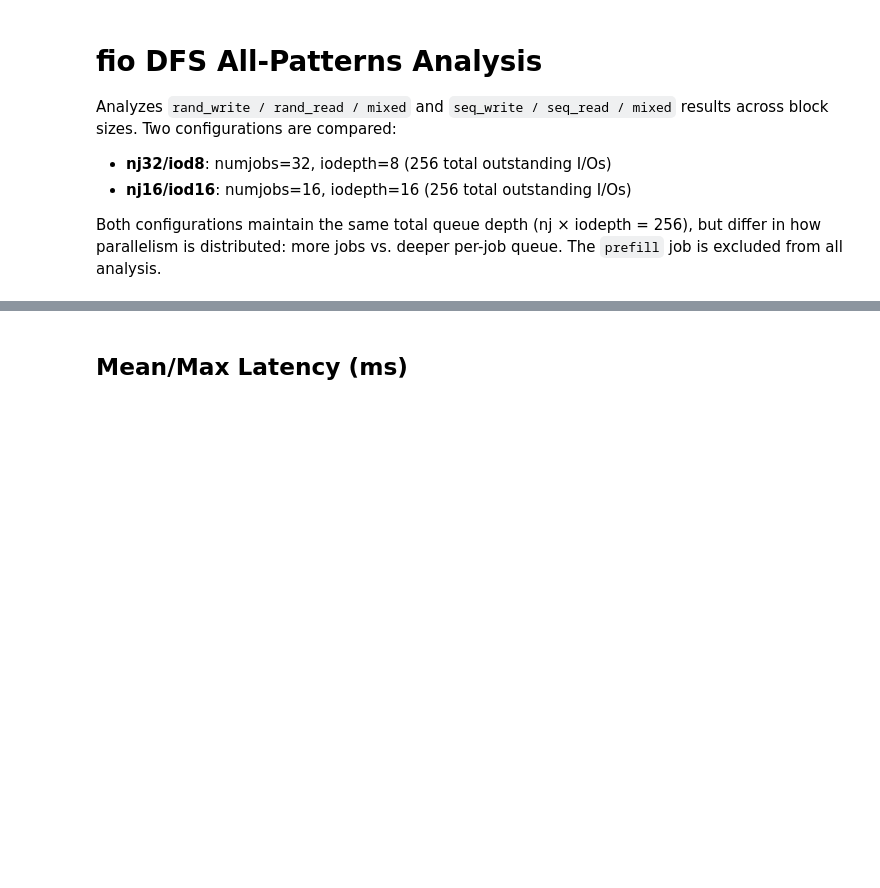
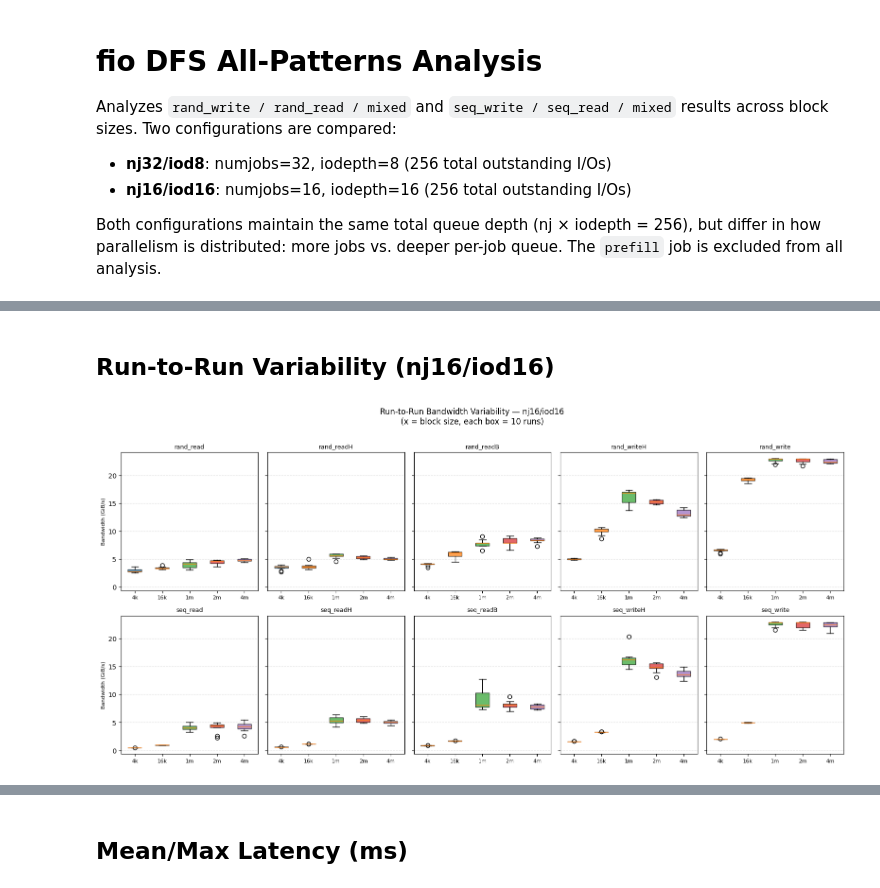
Before and after one commit to cissieAB/pdsw26_daos-bench, a Jupyter notebook: results/testbed/fio-dfs-all-rw-patterns/fio_dfs_all_patterns.ipynb, the cells around one changed output, grey strips where cells are left out. Saved outputs shown, nothing was run; the diff lists cells and outputs as text; code cells hidden in the pictures; blank space fills up the shorter version.

```diff
--- a/results/testbed/fio-dfs-all-rw-patterns/fio_dfs_all_patterns.ipynb
+++ b/results/testbed/fio-dfs-all-rw-patterns/fio_dfs_all_patterns.ipynb
@@ -115,0 +150,46 @@ Loaded 100 jobs from 2 config(s) × 5 block size(s)
+# %% [markdown]
+## Run-to-Run Variability (nj16/iod16)
+# %%
+
+# Run-to-run bandwidth variability — nj16/iod16 only
+# One subplot per pattern; x-axis = block sizes; shared y-axis
+df16 = df[df["config"] == "nj16/iod16"]
+bs_present  = [b for b in BS_ORDER if b in df16["block_size"].unique()]
+pat_present = [p for p in PATTERN_ORDER if p in df16["pattern"].unique()]
+
+n_pat = len(pat_present)
+ncols = 5
+nrows = (n_pat + ncols - 1) // ncols
+
+fig, axes = plt.subplots(nrows, ncols, figsize=(ncols * 3.2, nrows * 3.8),
+                         sharey=True, squeeze=False)
+
+clrs = plt.cm.tab10.colors
+
+for idx, pat in enumerate(pat_present):
+    ax = axes[idx // ncols][idx % ncols]
+    data_per_bs = [
+        df16.loc[(df16["pattern"] == pat) & (df16["block_size"] == bs), "bw_GiBs"].values
+        for bs in bs_present
+    ]
+    bp = ax.boxplot(data_per_bs, labels=bs_present, patch_artist=True, vert=True)
+    for patch, clr in zip(bp["boxes"], clrs[:len(bs_present)]):
+        patch.set_facecolor(clr)
+        patch.set_alpha(0.7)
+    ax.set_title(pat, fontsize=9)
+    ax.tick_params(axis="x", labelsize=8)
+    ax.grid(axis="y", linestyle="--", alpha=0.4)
+    if idx % ncols == 0:
+        ax.set_ylabel("Bandwidth (GiB/s)", fontsize=8)
+
+# Hide unused axes
+for idx in range(n_pat, nrows * ncols):
+    axes[idx // ncols][idx % ncols].set_visible(False)
+
+plt.suptitle("Run-to-Run Bandwidth Variability — nj16/iod16\n(x = block size, each box = 10 runs)",
+             y=1.01, fontsize=12)
+plt.tight_layout()
+plt.savefig(RESULTS_DIR / "variability_boxplot.pdf", dpi=150, bbox_inches="tight")
+plt.show()
+# %% [output]
+[figure, added]
```
Also changed, not shown: parts of 12 cells of this notebook, 3 other files.
